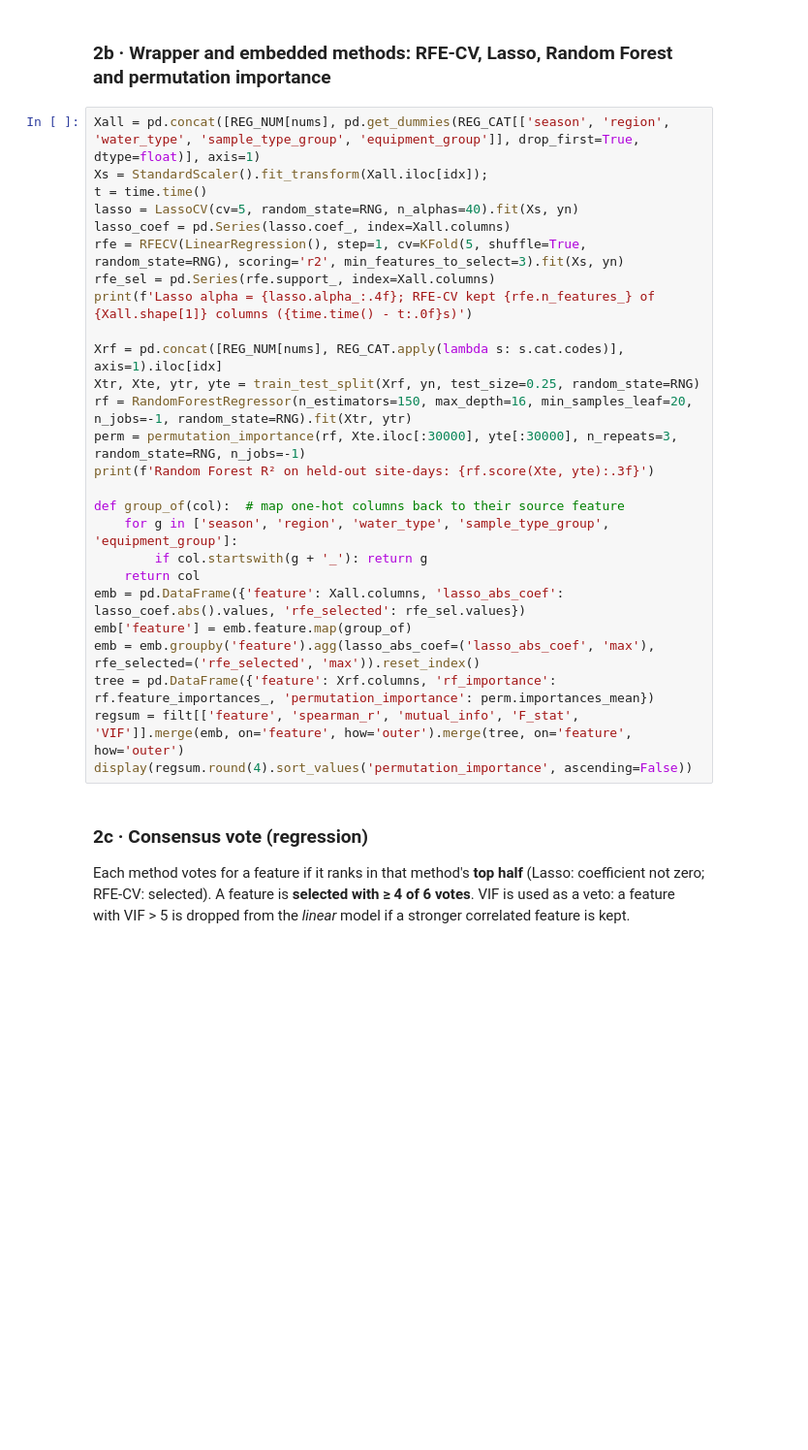
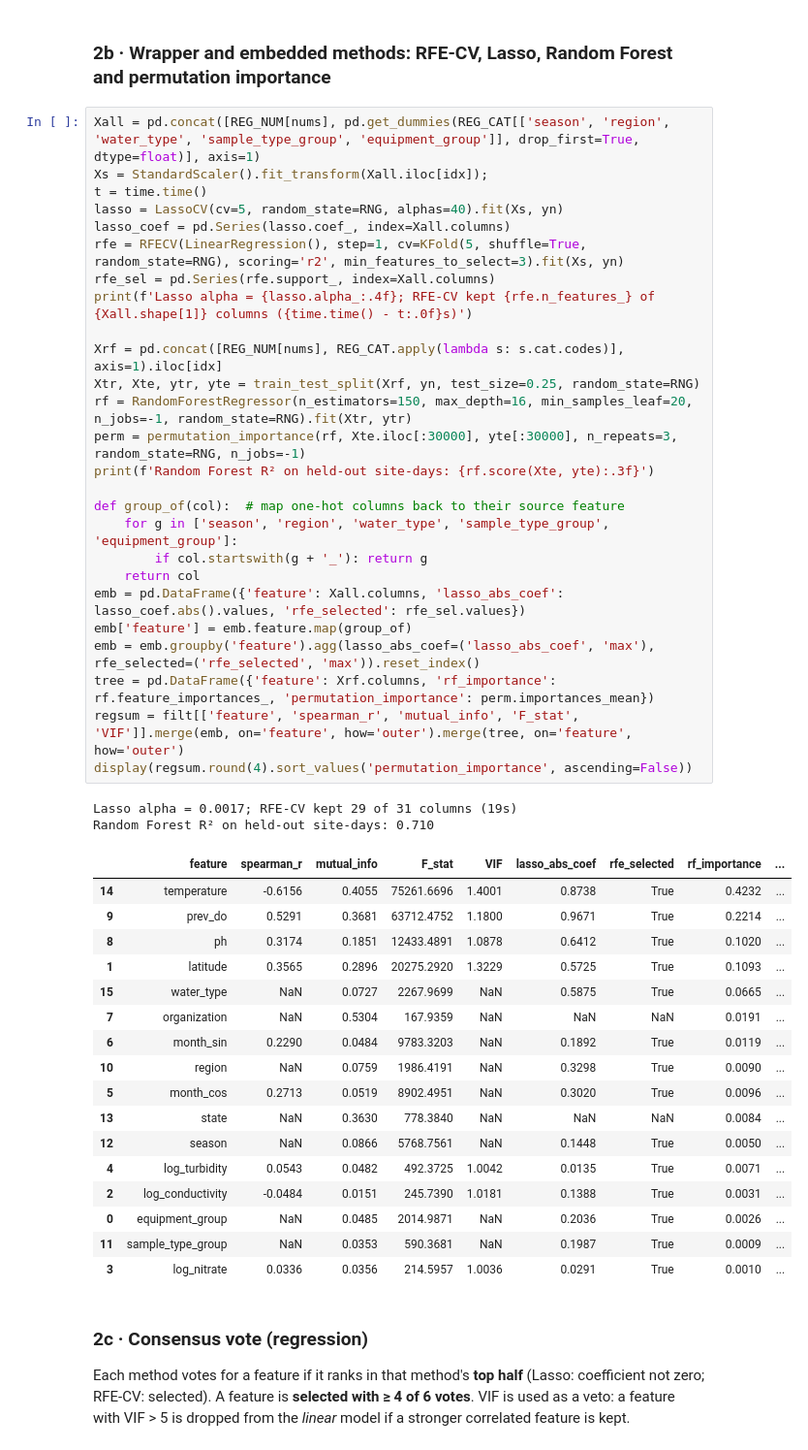
Before and after one commit to Sanskar1724/Water-Quality-DW-Analytics, a Jupyter notebook: 03_feature_selection/01_feature_selection.ipynb, the cells around one changed output. Shown at 97% size. Drawn from its saved outputs; the diff is of its cells as text; blank space fills up the shorter version.

```diff
--- a/03_feature_selection/01_feature_selection.ipynb
+++ b/03_feature_selection/01_feature_selection.ipynb
@@ -118,29 +157,49 @@ display(save_tab(filt.round(4).sort_values('mutual_info', ascending=False), '02a
 # %%
 Xall = pd.concat([REG_NUM[nums], pd.get_dummies(REG_CAT[['season', 'region', 'water_type', 'sample_type_group', 'equipment_group']], drop_first=True, dtype=float)], axis=1)
 Xs = StandardScaler().fit_transform(Xall.iloc[idx]);
 t = time.time()
-lasso = LassoCV(cv=5, random_state=RNG, n_alphas=40).fit(Xs, yn)
+lasso = LassoCV(cv=5, random_state=RNG, alphas=40).fit(Xs, yn)
 lasso_coef = pd.Series(lasso.coef_, index=Xall.columns)
 rfe = RFECV(LinearRegression(), step=1, cv=KFold(5, shuffle=True, random_state=RNG), scoring='r2', min_features_to_select=3).fit(Xs, yn)
 rfe_sel = pd.Series(rfe.support_, index=Xall.columns)
 print(f'Lasso alpha = {lasso.alpha_:.4f}; RFE-CV kept {rfe.n_features_} of {Xall.shape[1]} columns ({time.time() - t:.0f}s)')
 
 Xrf = pd.concat([REG_NUM[nums], REG_CAT.apply(lambda s: s.cat.codes)], axis=1).iloc[idx]
 Xtr, Xte, ytr, yte = train_test_split(Xrf, yn, test_size=0.25, random_state=RNG)
 rf = RandomForestRegressor(n_estimators=150, max_depth=16, min_samples_leaf=20, n_jobs=-1, random_state=RNG).fit(Xtr, ytr)
 perm = permutation_importance(rf, Xte.iloc[:30000], yte[:30000], n_repeats=3, random_state=RNG, n_jobs=-1)
 print(f'Random Forest R² on held-out site-days: {rf.score(Xte, yte):.3f}')
 
 def group_of(col):  # map one-hot columns back to their source feature
     for g in ['season', 'region', 'water_type', 'sample_type_group', 'equipment_group']:
         if col.startswith(g + '_'): return g
     return col
 emb = pd.DataFrame({'feature': Xall.columns, 'lasso_abs_coef': lasso_coef.abs().values, 'rfe_selected': rfe_sel.values})
 emb['feature'] = emb.feature.map(group_of)
 emb = emb.groupby('feature').agg(lasso_abs_coef=('lasso_abs_coef', 'max'), rfe_selected=('rfe_selected', 'max')).reset_index()
 tree = pd.DataFrame({'feature': Xrf.columns, 'rf_importance': rf.feature_importances_, 'permutation_importance': perm.importances_mean})
 regsum = filt[['feature', 'spearman_r', 'mutual_info', 'F_stat', 'VIF']].merge(emb, on='feature', how='outer').merge(tree, on='feature', how='outer')
 display(regsum.round(4).sort_values('permutation_importance', ascending=False))
+# %% [output]
+Lasso alpha = 0.0017; RFE-CV kept 29 of 31 columns (19s)
+Random Forest R² on held-out site-days: 0.710
+|  | feature | spearman_r | mutual_info | F_stat | VIF | lasso_abs_coef | rfe_selected | rf_importance | ... |
+| 14 | temperature | -0.6156 | 0.4055 | 75261.6696 | 1.4001 | 0.8738 | True | 0.4232 | ... |
+| 9 | prev_do | 0.5291 | 0.3681 | 63712.4752 | 1.1800 | 0.9671 | True | 0.2214 | ... |
+| 8 | ph | 0.3174 | 0.1851 | 12433.4891 | 1.0878 | 0.6412 | True | 0.1020 | ... |
+| 1 | latitude | 0.3565 | 0.2896 | 20275.2920 | 1.3229 | 0.5725 | True | 0.1093 | ... |
+| 15 | water_type | NaN | 0.0727 | 2267.9699 | NaN | 0.5875 | True | 0.0665 | ... |
+| 7 | organization | NaN | 0.5304 | 167.9359 | NaN | NaN | NaN | 0.0191 | ... |
+| 6 | month_sin | 0.2290 | 0.0484 | 9783.3203 | NaN | 0.1892 | True | 0.0119 | ... |
+| 10 | region | NaN | 0.0759 | 1986.4191 | NaN | 0.3298 | True | 0.0090 | ... |
+| 5 | month_cos | 0.2713 | 0.0519 | 8902.4951 | NaN | 0.3020 | True | 0.0096 | ... |
+| 13 | state | NaN | 0.3630 | 778.3840 | NaN | NaN | NaN | 0.0084 | ... |
+| 12 | season | NaN | 0.0866 | 5768.7561 | NaN | 0.1448 | True | 0.0050 | ... |
+| 4 | log_turbidity | 0.0543 | 0.0482 | 492.3725 | 1.0042 | 0.0135 | True | 0.0071 | ... |
+| 2 | log_conductivity | -0.0484 | 0.0151 | 245.7390 | 1.0181 | 0.1388 | True | 0.0031 | ... |
+| 0 | equipment_group | NaN | 0.0485 | 2014.9871 | NaN | 0.2036 | True | 0.0026 | ... |
+| 11 | sample_type_group | NaN | 0.0353 | 590.3681 | NaN | 0.1987 | True | 0.0009 | ... |
+| 3 | log_nitrate | 0.0336 | 0.0356 | 214.5957 | 1.0036 | 0.0291 | True | 0.0010 | ... |
 # %% [markdown]
 ### 2c · Consensus vote (regression)
 Each method votes for a feature if it ranks in that method's **top half** (Lasso: coefficient not zero; RFE-CV: selected). A feature is **selected with ≥ 4 of 6 votes**. VIF is used as a veto: a feature with VIF > 5 is dropped from the *linear* model if a stronger correlated feature is kept.
```
Also changed, not shown: parts of 16 cells of this notebook, 15 other files.
